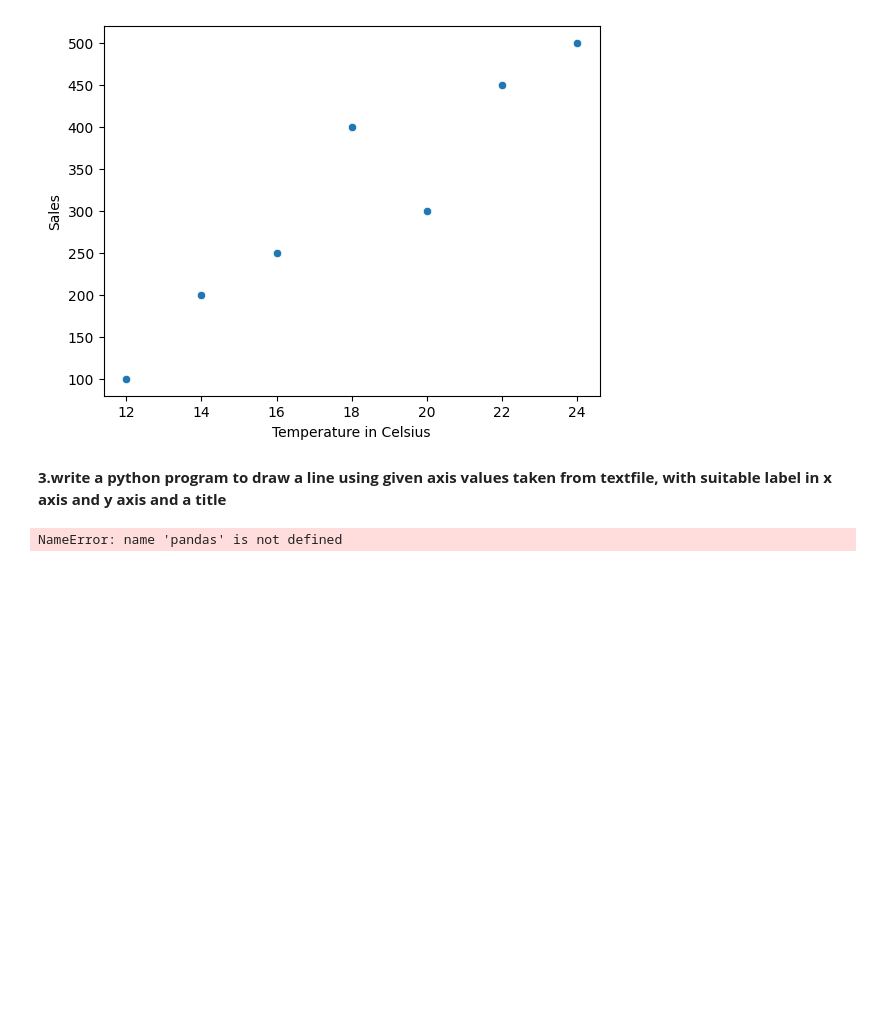
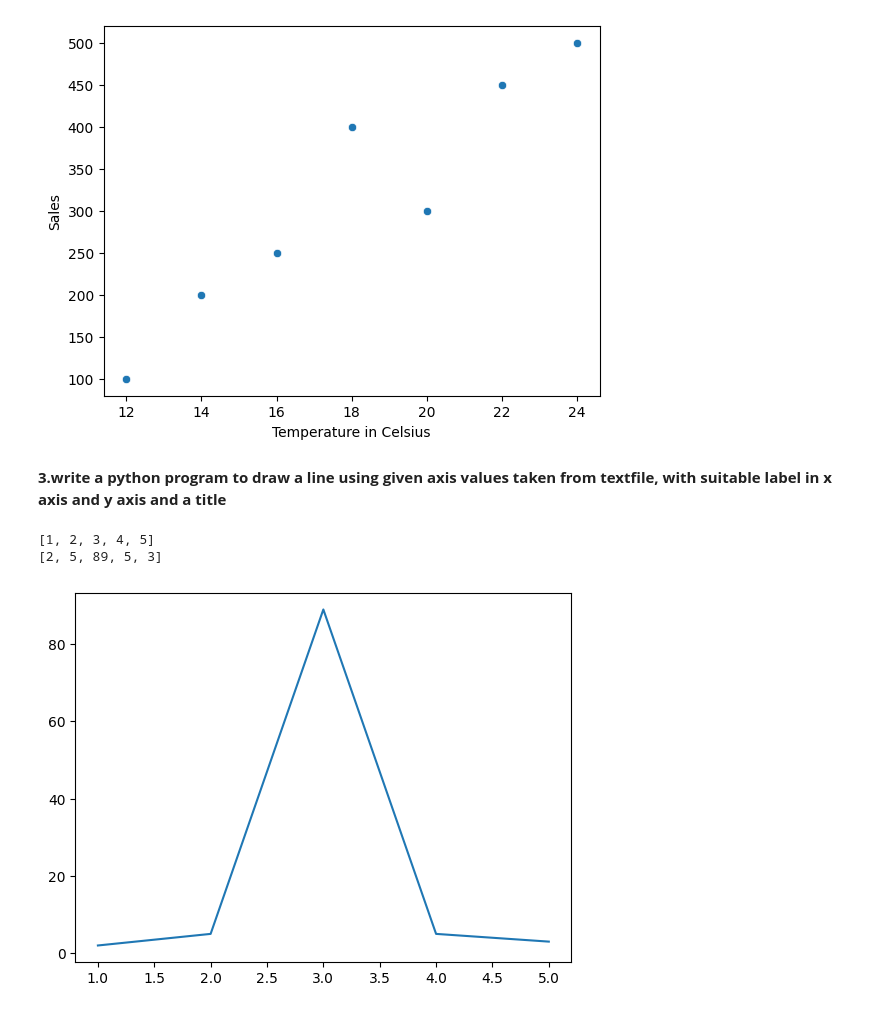
Before and after one commit to bhavanatheruvath/DSLAB, a Jupyter notebook: exp3.ipynb, the cells around one changed output. Cells and saved outputs as stored; diff of their text form; code cells hidden in the pictures; blank space fills up the shorter version.

```diff
--- a/exp3.ipynb
+++ b/exp3.ipynb
@@ -27,12 +28,15 @@ py.show()
 # %% [markdown]
 **3.write a python program to draw a line using given axis values taken from textfile, with suitable label in x axis and y axis and a title**
 # %%
-data = {
-    "x":[1,2,3,4,5],
-    "y":[2,4,6,8,10]
-}
-
-df=pandas.DataFrame(data)
-sb.scatterplot(x="x",y="y",data=")
+with open("data.txt","r") as f:
+    content = f.readlines()
+    x_labels = list(map(int, content[0].split(",")))
+    y_labels = list(map(int, content[1].split(",")))
+    print(x_labels)
+    print(y_labels)
+    py.plot(x_labels,y_labels)
+    py.show()
 # %% [output]
-NameError: name 'pandas' is not defined
+[1, 2, 3, 4, 5]
+[2, 5, 89, 5, 3]
+[figure, added]
```
Also changed, not shown: parts of 19 cells of this notebook, 4 other files.
